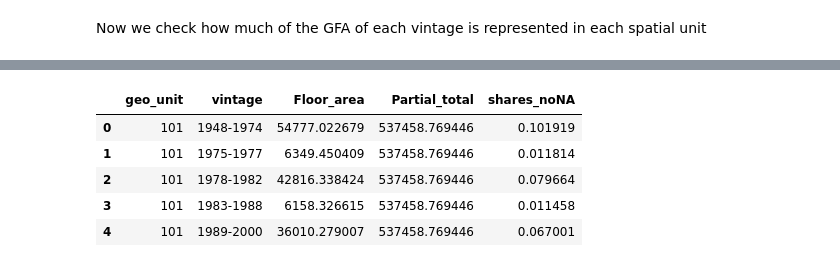
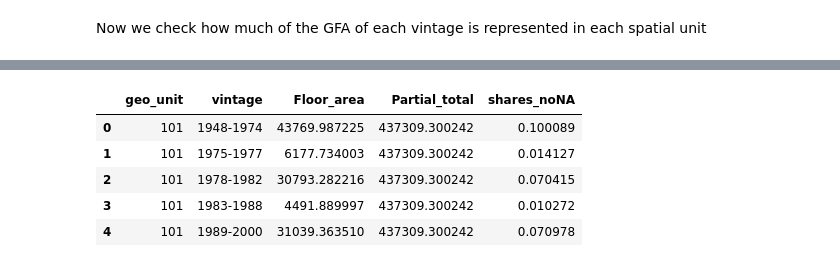
Before and after one commit to peterberr/sufficcs_integrated, a Jupyter notebook: buildings/demo.ipynb, the cells around one changed output, grey strips where cells are left out. Saved outputs shown, nothing was run; the diff lists cells and outputs as text; code cells hidden in the pictures.

```diff
--- a/buildings/demo.ipynb
+++ b/buildings/demo.ipynb
@@ -419,0 +736,4 @@ bldg.head()
+# %%
+# those that are 1 storey, and have res as first use, assume 75% of floor area is residential
+bldg.loc[(bldg['Res_mixed']==True) & (bldg['Res_first']==True) & (bldg['Stories']==1),'Floor_area']=bldg.loc[(bldg['Res_mixed']==True) & (bldg['Res_first']==True) & (bldg['Stories']==1),'Footprint']*0.75
+bldg['Floor_area'].sum()
@@ -419,0 +742,4 @@ bldg.head()
+# %%
+# those that are 1 storey, and don't have res as a main use, assume 20% of floor area is residential
+bldg.loc[(bldg['Res_mixed']==True) & (bldg['Mainly_Res']==False) & (bldg['Stories']==1),'Floor_area']=bldg.loc[(bldg['Res_mixed']==True) & (bldg['Mainly_Res']==False)  & (bldg['Stories']==1),'Footprint']*0.2
+bldg['Floor_area'].sum()
@@ -512 +795,6 @@ unknown      200114
 Name: vintage, dtype: int64
+# %%
+# remove buildings with footprints less than 10m2, as these are again probably not residential buildings, but garages, greenhouses, sheds, etc. This removes <1% of buildings
+print(len(bldg_gu))
+bldg_gu=bldg_gu.loc[bldg_gu['Footprint']>=10,:]
+print(len(bldg_gu))
@@ -728,0 +955,3 @@ Some possible explanations for this (and things to check out with data searching
+# %%
+# restrict to originally lablled residential buildings for remainder of notebook
+bldg_gu=bldg_gu.loc[bldg_gu['type']=='residential',]
@@ -897,15 +1078,15 @@ gfa_vint_gu_eub.head()
 # %%
-gfa_vint_gu_eub_noNA=pd.DataFrame(bldg_res.loc[bldg_res['vintage']!='unknown',:].groupby(['geo_unit','vintage'])['Floor_area'].sum()).reset_index()
-gfa_vint_gu_eub_noNA=gfa_vint_gu_eub_noNA.merge(pd.DataFrame(bldg_res.loc[bldg_res['vintage']!='unknown',:].groupby(['geo_unit'])['Floor_area'].sum()).reset_index().rename(columns={'Floor_area':'Partial_total'}))
+gfa_vint_gu_eub_noNA=pd.DataFrame(bldg_gu.loc[bldg_gu['vintage']!='unknown',:].groupby(['geo_unit','vintage'])['Floor_area'].sum()).reset_index()
+gfa_vint_gu_eub_noNA=gfa_vint_gu_eub_noNA.merge(pd.DataFrame(bldg_gu.loc[bldg_gu['vintage']!='unknown',:].groupby(['geo_unit'])['Floor_area'].sum()).reset_index().rename(columns={'Floor_area':'Partial_total'}))
 gfa_vint_gu_eub_noNA['shares_noNA']=gfa_vint_gu_eub_noNA['Floor_area']/gfa_vint_gu_eub_noNA['Partial_total']
 gfa_vint_gu_eub_noNA.head()
 # %% [output]
 |  | geo_unit | vintage | Floor_area | Partial_total | shares_noNA |
-| 0 | 101 | 1948-1974 | 54777.022679 | 537458.769446 | 0.101919 |
-| 1 | 101 | 1975-1977 | 6349.450409 | 537458.769446 | 0.011814 |
-| 2 | 101 | 1978-1982 | 42816.338424 | 537458.769446 | 0.079664 |
-| 3 | 101 | 1983-1988 | 6158.326615 | 537458.769446 | 0.011458 |
-| 4 | 101 | 1989-2000 | 36010.279007 | 537458.769446 | 0.067001 |
+| 0 | 101 | 1948-1974 | 43769.987225 | 437309.300242 | 0.100089 |
+| 1 | 101 | 1975-1977 | 6177.734003 | 437309.300242 | 0.014127 |
+| 2 | 101 | 1978-1982 | 30793.282216 | 437309.300242 | 0.070415 |
+| 3 | 101 | 1983-1988 | 4491.889997 | 437309.300242 | 0.010272 |
+| 4 | 101 | 1989-2000 | 31039.363510 | 437309.300242 | 0.070978 |
 # %%
 # calculate estimated floor area by scaling the known vintage shares by the actual GFA totals
 gfa_vint_gu_eub=gfa_vint_gu_eub.merge(gfa_vint_gu_eub_noNA,how='left')
```
Also changed, not shown: parts of 107 cells of this notebook, 1 other file.
